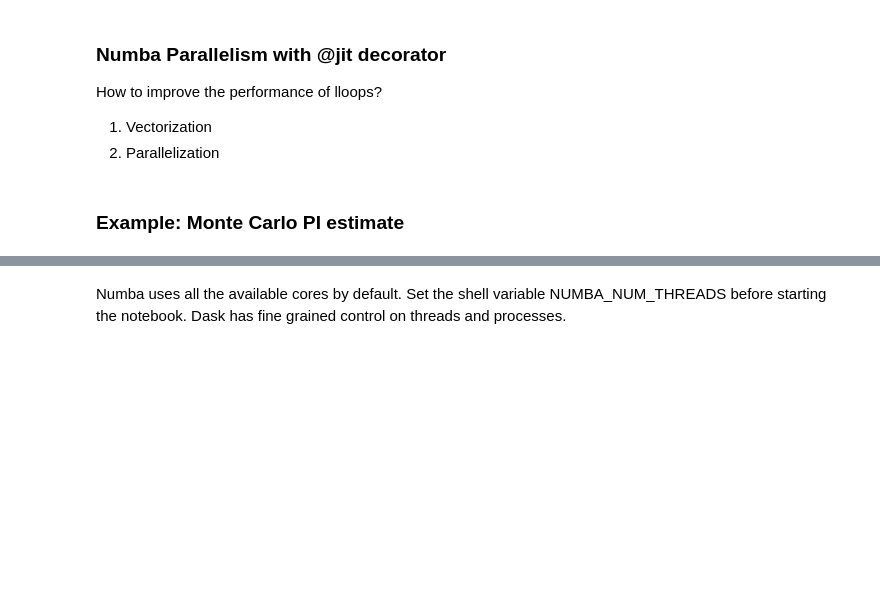
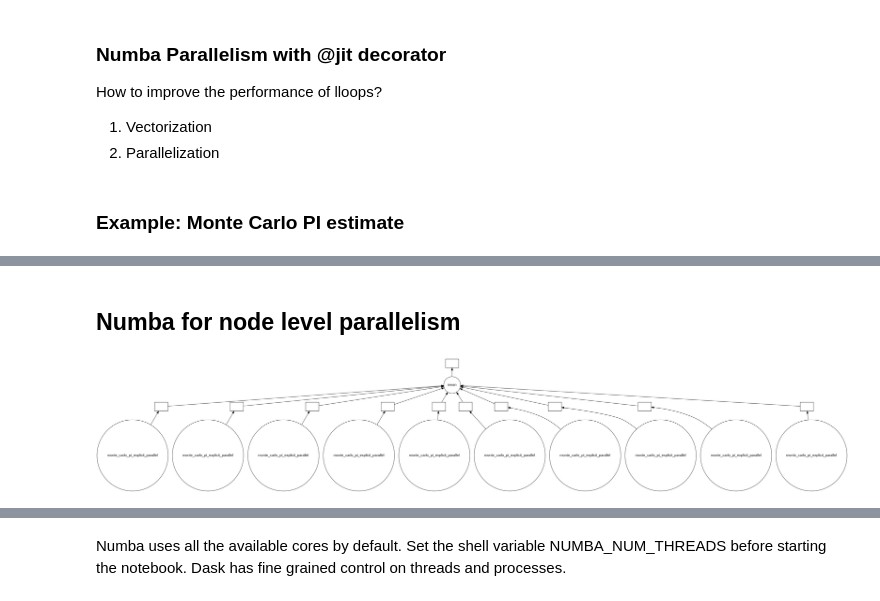
Before and after one commit to binaghimire4/python-bigData, a Jupyter notebook: numba_basics.ipynb, the cells around one changed output, grey strips where cells are left out. Drawn from its saved outputs; the diff is of its cells as text; code cells hidden in the pictures; blank space fills up the shorter version.

```diff
--- a/numba_basics.ipynb
+++ b/numba_basics.ipynb
@@ -33,7 +35,7 @@ numba.__version__
 # %% [markdown]
 The square root is a vectorized function in NumPy. Here is the NumPy approach.
 # %%
-x = np.arange(int(1e6))
-print("Time for executing np.sqrt(x)")
-%timeit np.sqrt(x)
+x = np.arange(int(1e4))
+print("Time for executing numpy vectorized function")
+%timeit x**3.0 + x**2.0
 # %% [output]
@@ -153,0 +170,9 @@ print(numba.config.NUMBA_NUM_THREADS)
+# %%
+from numba import set_num_threads,get_num_threads
+import multiprocessing
+ncpus = multiprocessing.cpu_count()
+print(ncpus)
+
+print(get_num_threads())
+set_num_threads(1)
+print(get_num_threads())
@@ -153,0 +183,5 @@ print(numba.config.NUMBA_NUM_THREADS)
+# %%
+for i in prange(ncpus):
+  set_num_threads(i+1)
+  print("Time for running monte_carlo_pi_explicit_parallel for threads", get_num_threads())
+  %time monte_carlo_pi_explicit_parallel(int(1e8))
@@ -153,0 +251,13 @@ print(numba.config.NUMBA_NUM_THREADS)
+# %% [markdown]
+## Numba for node level parallelism
+# %%
+from dask import delayed
+@delayed
+def mean(*args):
+  return sum(args) / len(args)
+# Call calc_pi_nogil 10 times with N = 10 million
+x = mean(*(delayed(monte_carlo_pi_explicit_parallel)(10**7) for i in range(10)))
+# %%
+x.visualize()
+# %% [output]
+[figure, added]
```
Also changed, not shown: parts of 21 cells of this notebook.
